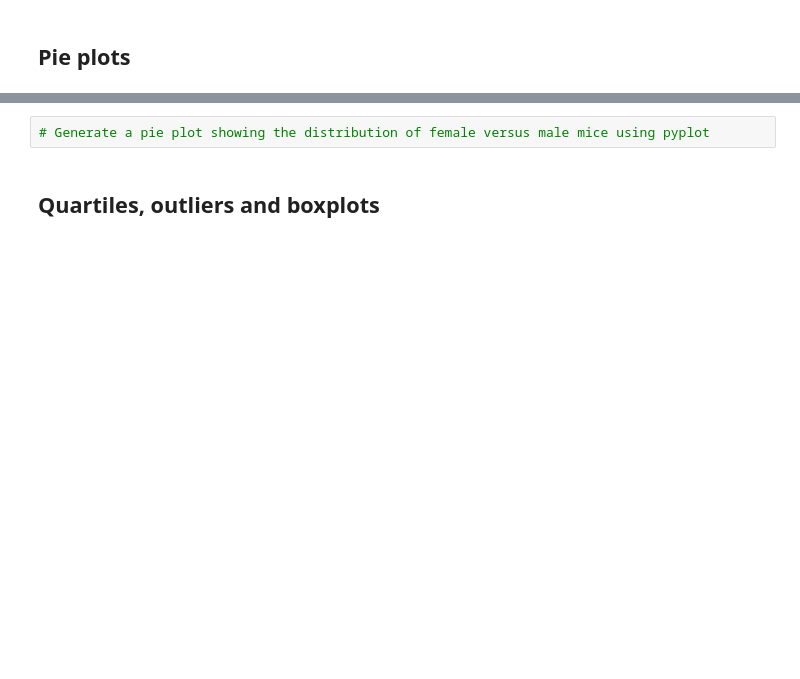
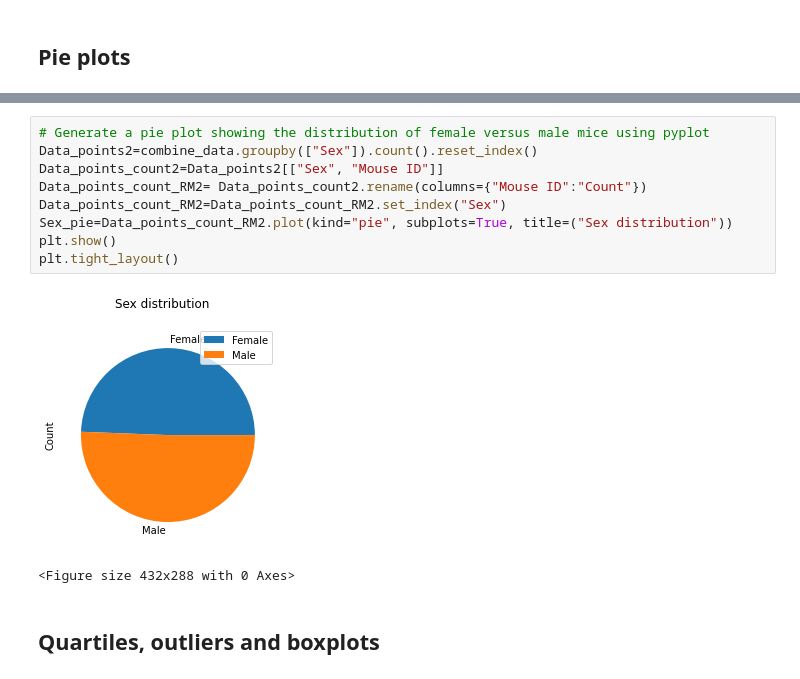
Before and after one commit to Jipengyan/Matplotlib-challenges, a Jupyter notebook: pymaceuticals_starter.ipynb, the cells around one changed output, grey strips where cells are left out. Saved outputs shown, nothing was run; the diff lists cells and outputs as text; blank space fills up the shorter version.

```diff
--- a/pymaceuticals_starter.ipynb
+++ b/pymaceuticals_starter.ipynb
@@ -59,5 +91,15 @@ The mean of the tumor volume for each regimen is 50.448380631336505
 # %%
 # Generate a pie plot showing the distribution of female versus male mice using pyplot
+Data_points2=combine_data.groupby(["Sex"]).count().reset_index()
+Data_points_count2=Data_points2[["Sex", "Mouse ID"]]
+Data_points_count_RM2= Data_points_count2.rename(columns={"Mouse ID":"Count"})
+Data_points_count_RM2=Data_points_count_RM2.set_index("Sex")
+Sex_pie=Data_points_count_RM2.plot(kind="pie", subplots=True, title=("Sex distribution"))
+plt.show()
+plt.tight_layout()
+# %% [output]
+[figure, added]
+<Figure size 432x288 with 0 Axes>
 # %% [markdown]
 ## Quartiles, outliers and boxplots
 # %%
```
Also changed, not shown: parts of 25 cells of this notebook.
